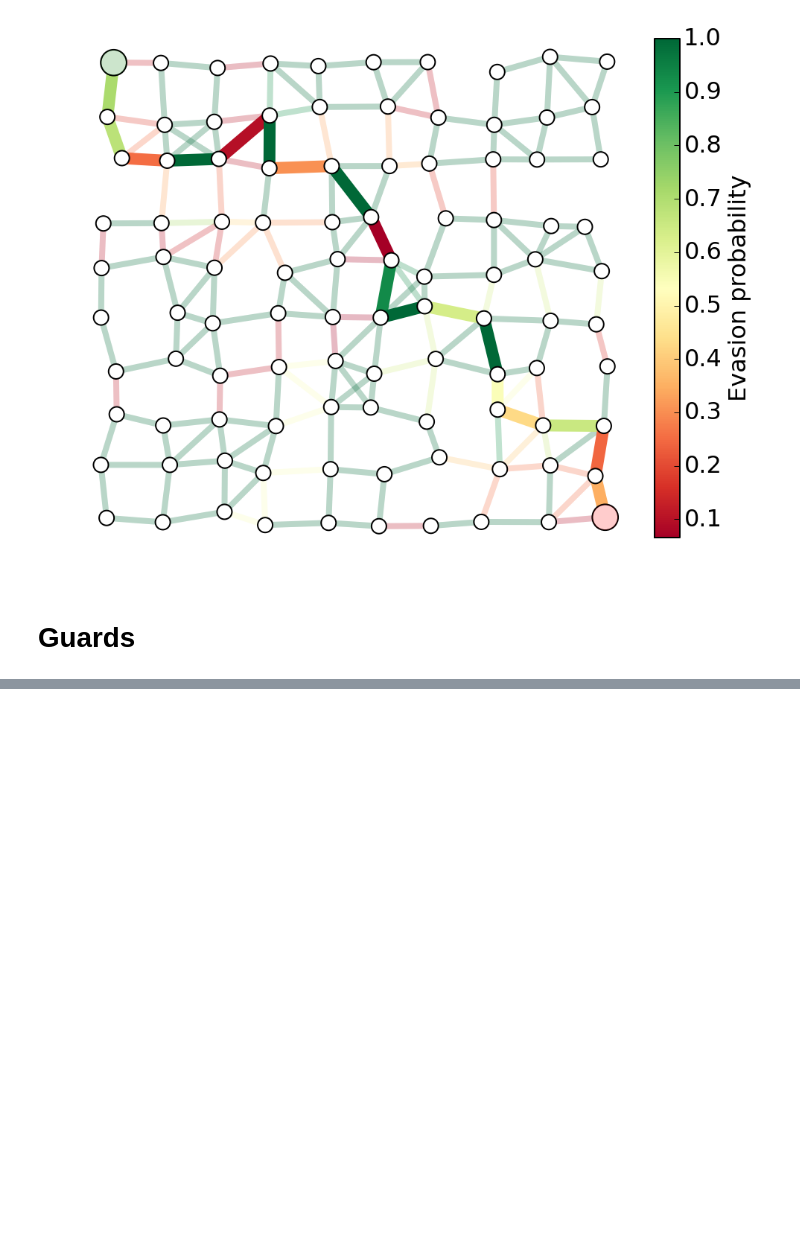
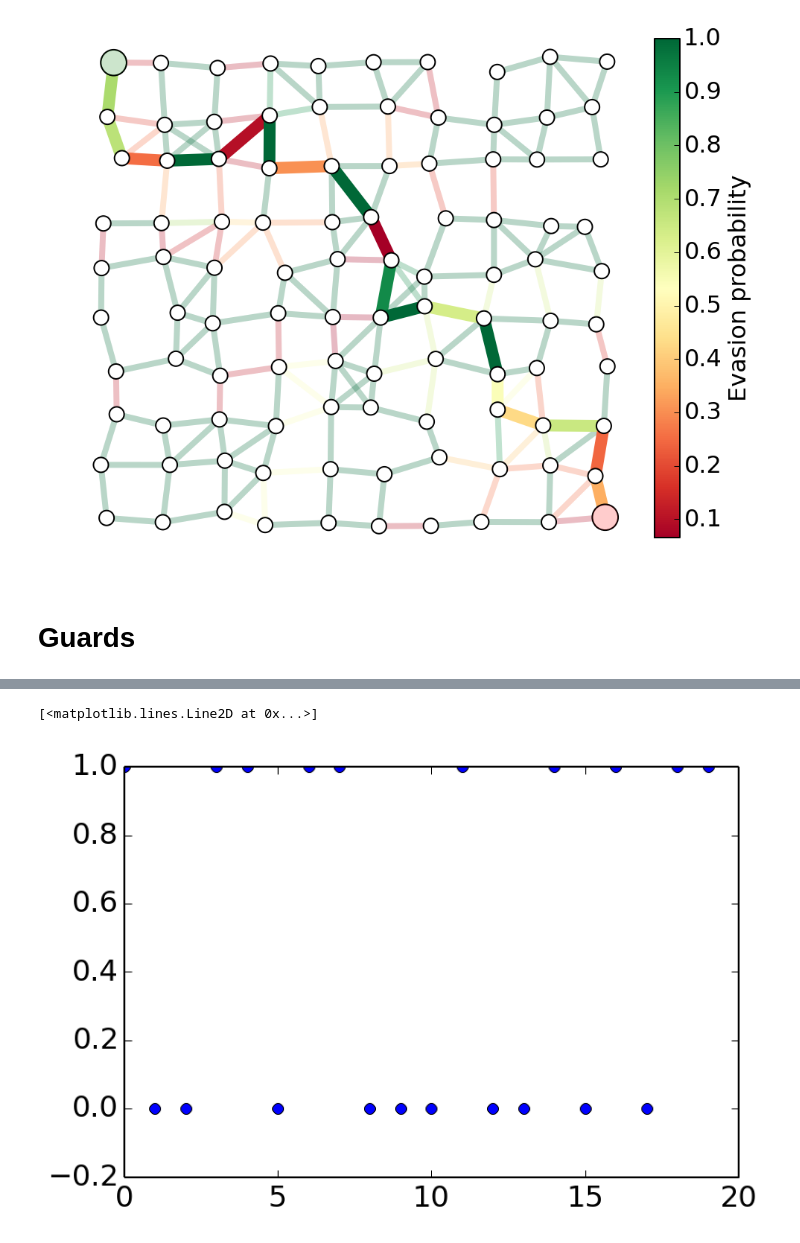
Before and after one commit to ajfriend/cvxpy_examples, a Jupyter notebook: interdiction.ipynb, the cells around one changed output, grey strips where cells are left out. Cells and saved outputs as stored; diff of their text form; code cells hidden in the pictures; blank space fills up the shorter version.

```diff
--- a/interdiction.ipynb
+++ b/interdiction.ipynb
@@ -577,0 +590,12 @@ showPaths(H,pos,edgeVals,x)
+# %%
+eps = 1e-2
+w = np.ones(numGuards)
+
+for i in range(3):
+    nu = cvx.Variable(n)
+    r = cvx.Variable(numGuards)
+    constr = [A.T*nu >= edgeVals*r, cvx.sum_entries(r) == 10, r >= 0, r <= 1]
+    cvx.Problem(cvx.Minimize(nu.T*b + 10*r.T*w),constr).solve(verbose=True)
+    nu = np.array(nu.value).flatten()
+    r = np.array(r.value).flatten()
+    w = 1/(eps+np.abs(r))
@@ -577,0 +620,5 @@ showPaths(H,pos,edgeVals,x)
+# %%
+plt.plot(r,'o')
+# %% [output]
+[<matplotlib.lines.Line2D at 0x...>]
+[figure, added]
```
Also changed, not shown: parts of 13 cells of this notebook.
